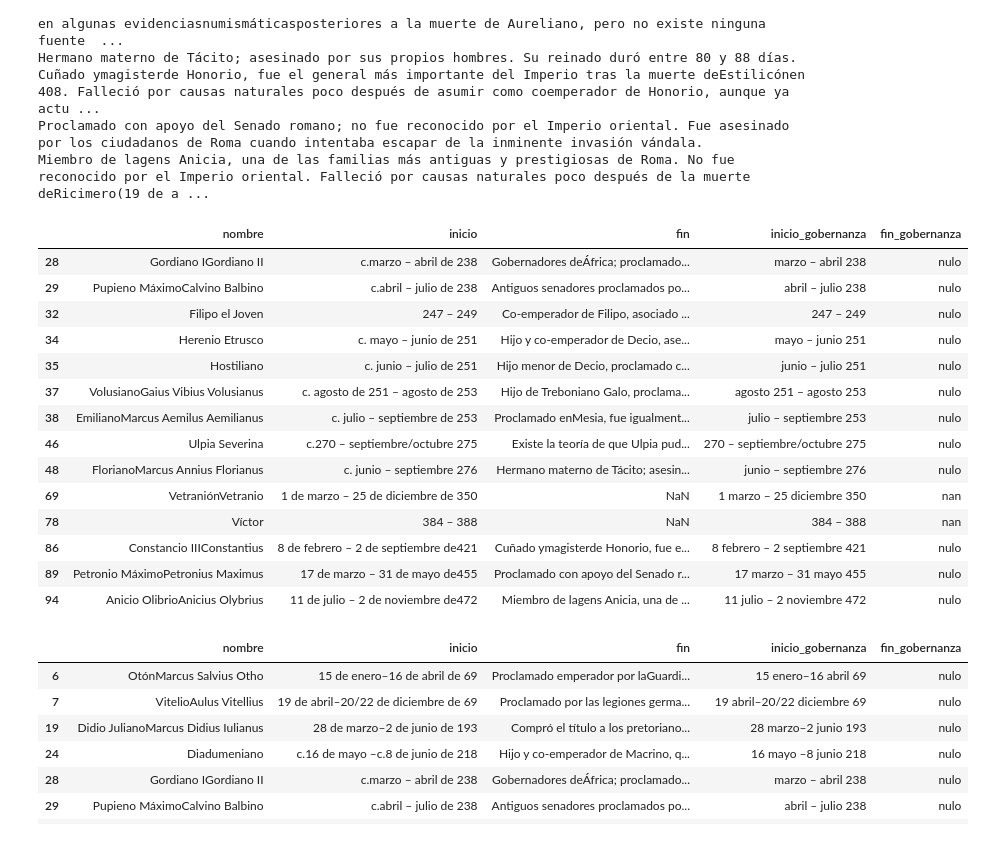
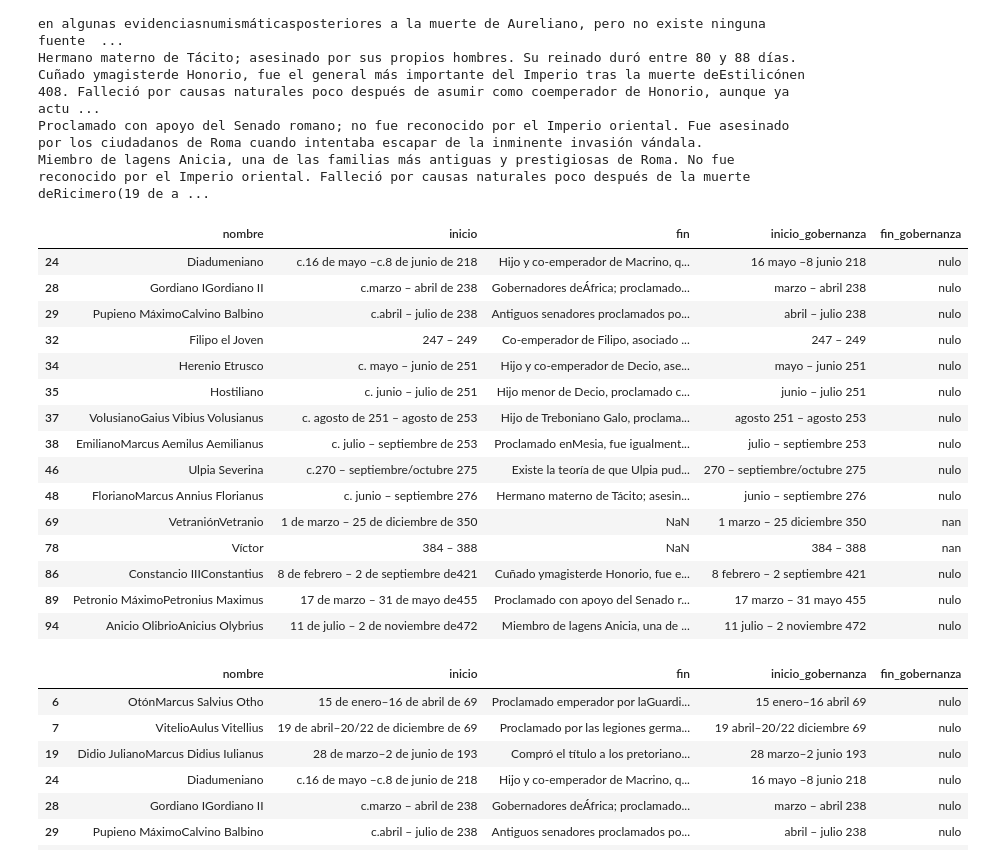
Before and after one commit to Gabijc/Laboratorio_Web_Scraping, a Jupyter notebook: Scrapeo emperadores romanos/analisis_emperadores.ipynb, the cells around one changed output. Drawn from its saved outputs; the diff is of its cells as text; code cells hidden in the pictures.

```diff
--- a/Scrapeo emperadores romanos/analisis_emperadores.ipynb
+++ b/Scrapeo emperadores romanos/analisis_emperadores.ipynb
@@ -347,9 +347,10 @@ Cuñado ymagisterde Honorio, fue el general más importante del Imperio tras la
 Proclamado con apoyo del Senado romano; no fue reconocido por el Imperio oriental. Fue asesinado por los ciudadanos de Roma cuando intentaba escapar de la inminente invasión vándala.
 Miembro de lagens Anicia, una de las familias más antiguas y prestigiosas de Roma. No fue reconocido por el Imperio oriental. Falleció por causas naturales poco después de la muerte deRicimero(19 de a ...
 # %%
-datos_emperadores[datos_emperadores["inicio_gobernanza"].str.contains(r"\s–\s")]
+datos_emperadores[datos_emperadores["inicio_gobernanza"].str.contains(r"(\s–\s|–\s|\s–|\w-\w)")]
 # %% [output]
 |  | nombre | inicio | fin | inicio_gobernanza | fin_gobernanza |
+| 24 | Diadumeniano | c.16 de mayo –c.8 de junio de 218 | Hijo y co-emperador de Macrino, q... | 16 mayo –8 junio 218 | nulo |
 | 28 | Gordiano IGordiano II | c.marzo – abril de 238 | Gobernadores deÁfrica; proclamado... | marzo – abril 238 | nulo |
 | 29 | Pupieno MáximoCalvino Balbino | c.abril – julio de 238 | Antiguos senadores proclamados po... | abril – julio 238 | nulo |
 | 32 | Filipo el Joven | 247 – 249 | Co-emperador de Filipo, asociado ... | 247 – 249 | nulo |
```
